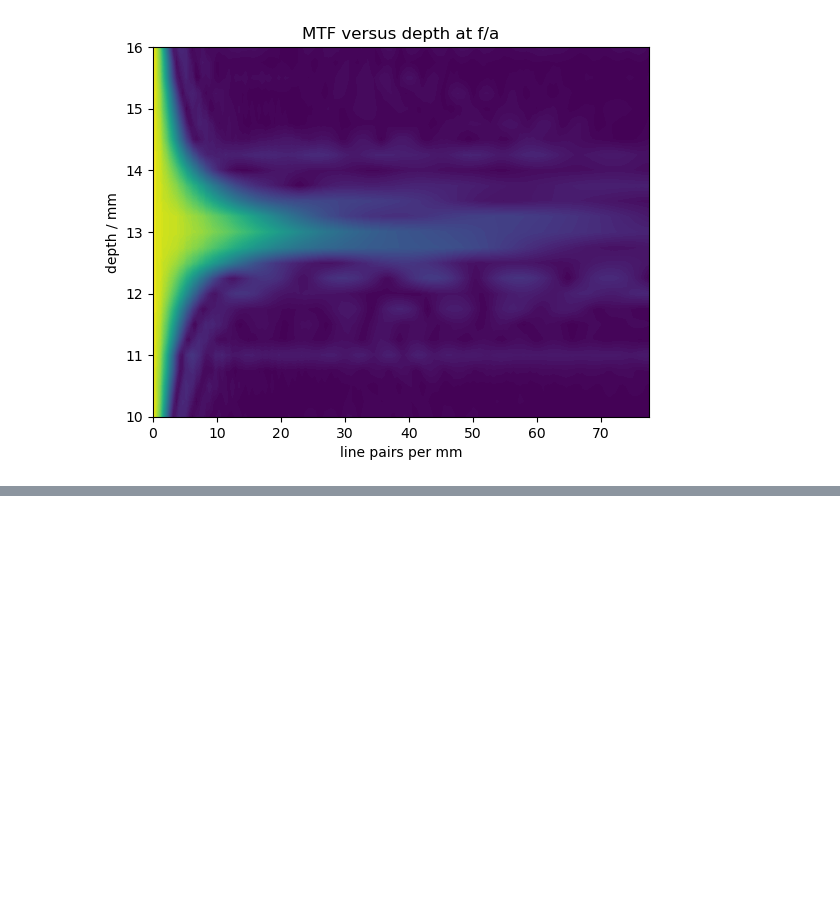
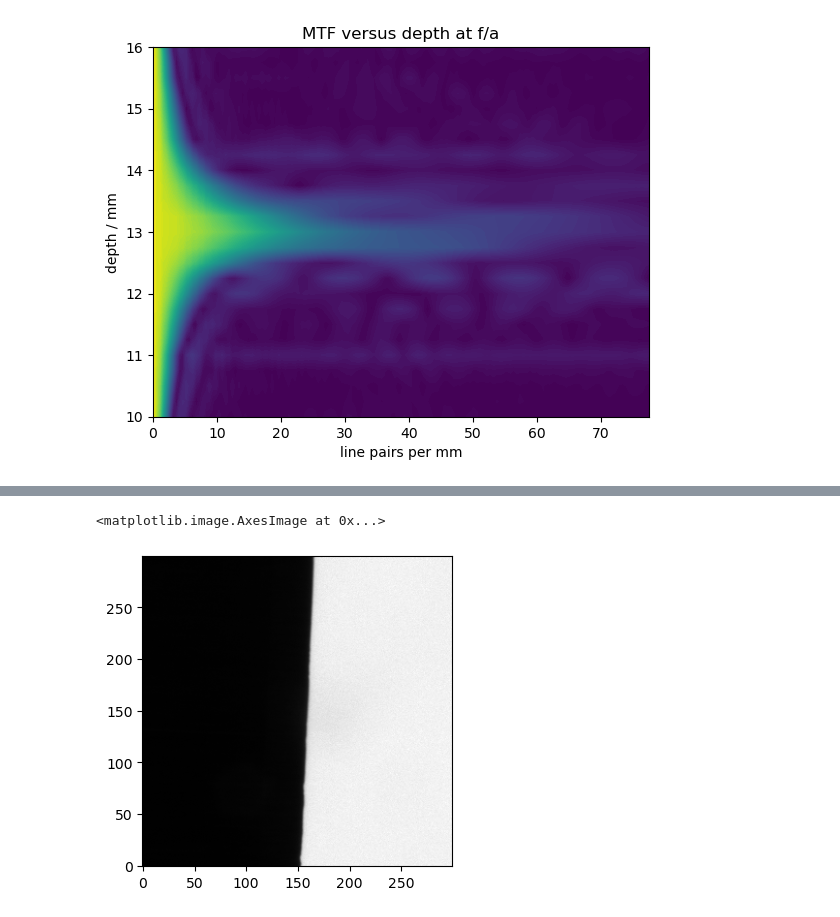
Before and after one commit to kwokkenton/optea, a Jupyter notebook: Srayan_mtf-extraction/fakahil_mtf_condensed.ipynb, the cells around one changed output, grey strips where cells are left out. Drawn from its saved outputs; the diff is of its cells as text; code cells hidden in the pictures; blank space fills up the shorter version.

Commit message:
add f/e plot

```diff
--- a/Srayan_mtf-extraction/fakahil_mtf_condensed.ipynb
+++ b/Srayan_mtf-extraction/fakahil_mtf_condensed.ipynb
@@ -73,3 +73,20 @@ plt.title('MTF versus depth at f/a')
 plt.show()
 # %% [output]
 [figure]
+# %%
+#data_dir = '../../data_store/'
+data_dir = r'D:\MSci_Project\1_Data'
+bg_dir = data_dir + r'\2023-01-17 background images'
+img_dir = data_dir + r'\2023-01-17 edge redone'
+
+img_path = img_dir + r'\2023-01-17 edge in water f-e'
+imgs =  load_stack(img_path)
+
+avg_stack = average_stack(imgs)
+
+bg_light_path = bg_dir + r'\2023-01-17 bg light f-e'
+bg_dark_path = bg_dir + r'\2023-01-17 bg dark f-e'
+bg_light = average_stack(load_stack(bg_light_path))
+bg_dark = average_stack(load_stack(bg_dark_path))
+
+divided = remove_background(avg_stack, bg_light, bg_dark)
@@ -75,0 +101,7 @@ plt.show()
+# %%
+edge = divided[11]
+plt.figure(figsize=(4,5))
+plt.imshow(edge,origin='lower',cmap='gray')
+# %% [output]
+<matplotlib.image.AxesImage at 0x...>
+[figure, added]
```
Also changed, not shown: parts of 3 cells of this notebook.
